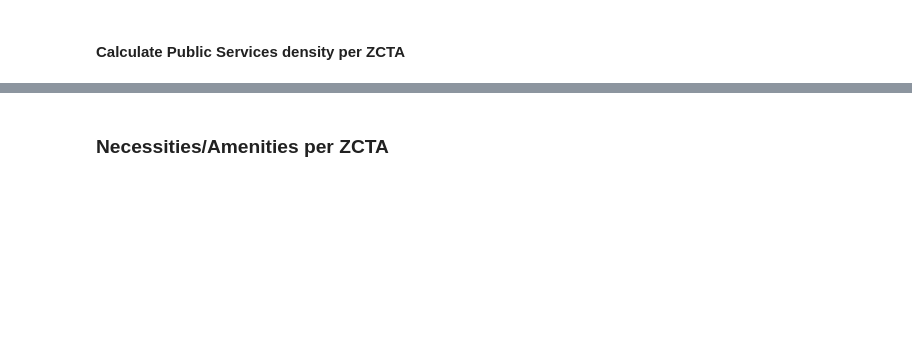
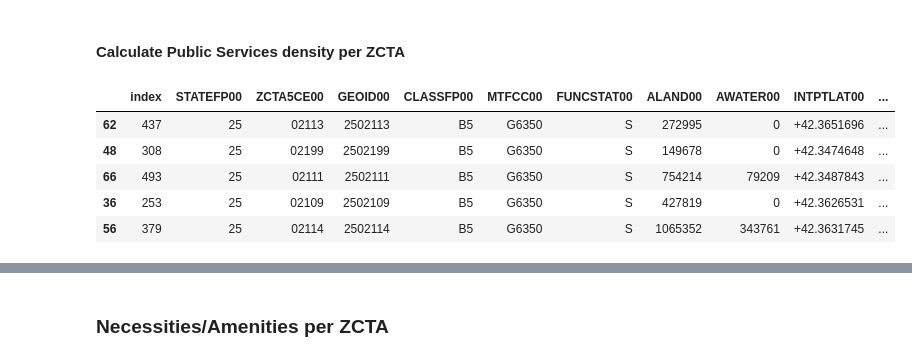
Before and after one commit to jcheng02/uep239-final-project, a Jupyter notebook: jcheng02_uep239_final_project.ipynb, the cells around one changed output, grey strips where cells are left out. Saved outputs shown, nothing was run; the diff lists cells and outputs as text; code cells hidden in the pictures; blank space fills up the shorter version.

```diff
--- a/jcheng02_uep239_final_project.ipynb
+++ b/jcheng02_uep239_final_project.ipynb
@@ -713,0 +1449,14 @@ zcta_public_service.sort_values(by='public_service_density', ascending=False).he
+# %%
+# Use calc_density to calculate density of public services per ZCTA.
+public_service_gdfs = [zcta_fire_count, zcta_police_count, zcta_usps_count]
+public_service_cols = ['fire_count', 'police_count', 'usps_count']
+zcta_public_service = calc_density(rt_zcta, public_service_gdfs, ['ZCTA5CE00'], 'left', public_service_cols, 'public_service_count', 'public_service_density')
+# View five most public_service-dense ZCTAs.
+zcta_public_service.sort_values(by='public_service_density', ascending=False).head()
+# %% [output]
+|  | index | STATEFP00 | ZCTA5CE00 | GEOID00 | CLASSFP00 | MTFCC00 | FUNCSTAT00 | ALAND00 | AWATER00 | INTPTLAT00 | ... |
+| 62 | 437 | 25 | 02113 | 2502113 | B5 | G6350 | S | 272995 | 0 | +42.3651696 | ... |
+| 48 | 308 | 25 | 02199 | 2502199 | B5 | G6350 | S | 149678 | 0 | +42.3474648 | ... |
+| 66 | 493 | 25 | 02111 | 2502111 | B5 | G6350 | S | 754214 | 79209 | +42.3487843 | ... |
+| 36 | 253 | 25 | 02109 | 2502109 | B5 | G6350 | S | 427819 | 0 | +42.3626531 | ... |
+| 56 | 379 | 25 | 02114 | 2502114 | B5 | G6350 | S | 1065352 | 343761 | +42.3631745 | ... |
```
Also changed, not shown: parts of 100 cells of this notebook.
